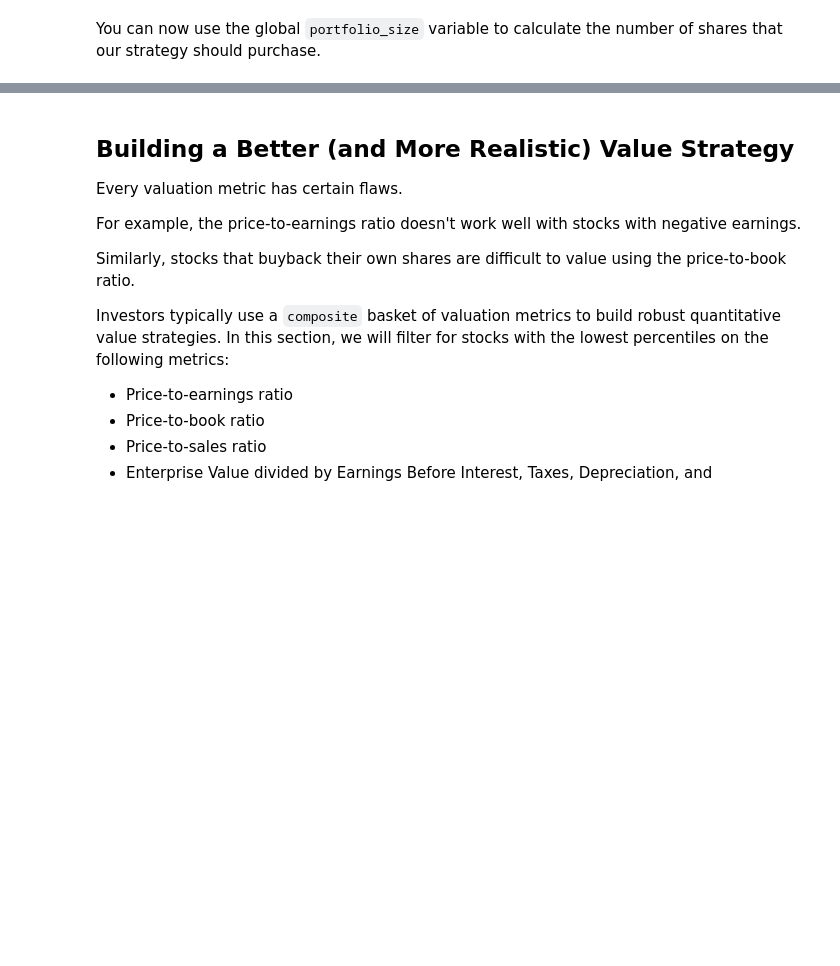
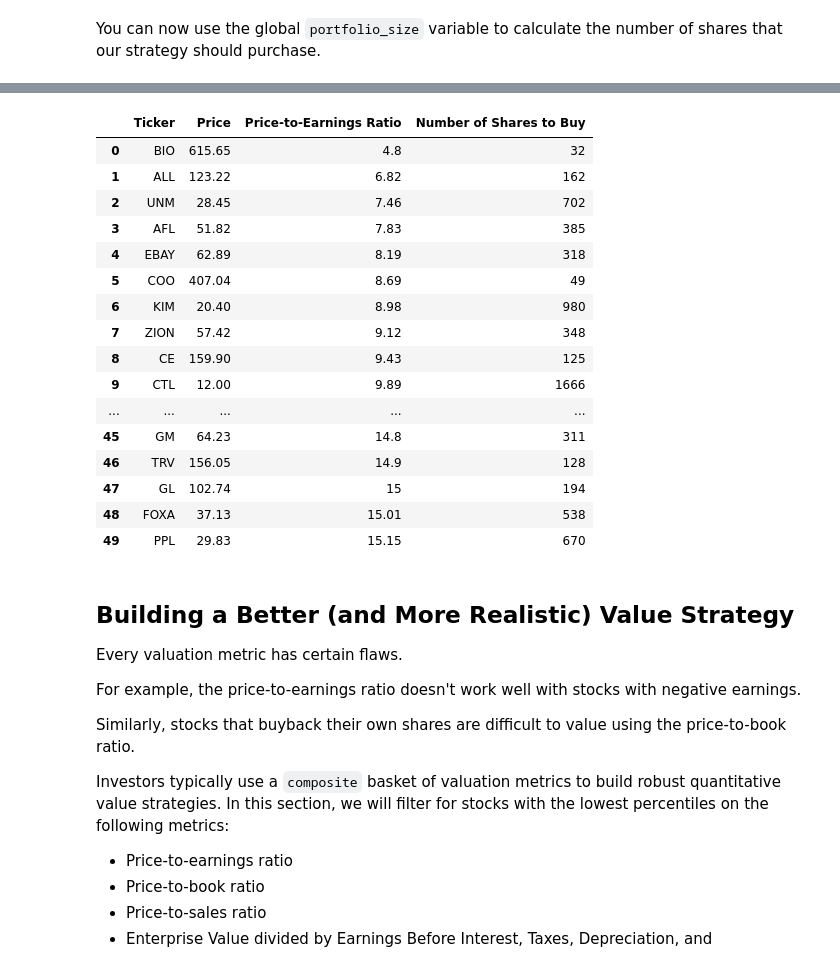
Before and after one commit to avin-shum/algorithmic-trading-python, a Jupyter notebook: learning_files/003_quantitative_value_strategy.ipynb, the cells around one changed output, grey strips where cells are left out. Drawn from its saved outputs; the diff is of its cells as text; code cells hidden in the pictures; blank space fills up the shorter version.

Commit message:
3.7 Calculating the Number of Shares to Buy (3:35:44)

```diff
--- a/learning_files/003_quantitative_value_strategy.ipynb
+++ b/learning_files/003_quantitative_value_strategy.ipynb
@@ -184,3 +159,27 @@ See the caveats in the documentation: http://pandas.pydata.org/pandas-docs/stabl
+# %%
+position_size = float(portfolio_size) / len(final_dataframe50.index)
+for row in final_dataframe50.index:
+    final_dataframe50.loc[row, 'Number of Shares to Buy'] = math.floor(position_size / final_dataframe50.loc[row, 'Price'])
+
+final_dataframe50
+# %% [output]
+|  | Ticker | Price | Price-to-Earnings Ratio | Number of Shares to Buy |
+| 0 | BIO | 615.65 | 4.8 | 32 |
+| 1 | ALL | 123.22 | 6.82 | 162 |
+| 2 | UNM | 28.45 | 7.46 | 702 |
+| 3 | AFL | 51.82 | 7.83 | 385 |
+| 4 | EBAY | 62.89 | 8.19 | 318 |
+| 5 | COO | 407.04 | 8.69 | 49 |
+| 6 | KIM | 20.40 | 8.98 | 980 |
+| 7 | ZION | 57.42 | 9.12 | 348 |
+| 8 | CE | 159.90 | 9.43 | 125 |
+| 9 | CTL | 12.00 | 9.89 | 1666 |
+| ... | ... | ... | ... | ... |
+| 45 | GM | 64.23 | 14.8 | 311 |
+| 46 | TRV | 156.05 | 14.9 | 128 |
+| 47 | GL | 102.74 | 15 | 194 |
+| 48 | FOXA | 37.13 | 15.01 | 538 |
+| 49 | PPL | 29.83 | 15.15 | 670 |
 # %% [markdown]
 ## Building a Better (and More Realistic) Value Strategy
 Every valuation metric has certain flaws.
```
Also changed, not shown: parts of 7 cells of this notebook.
